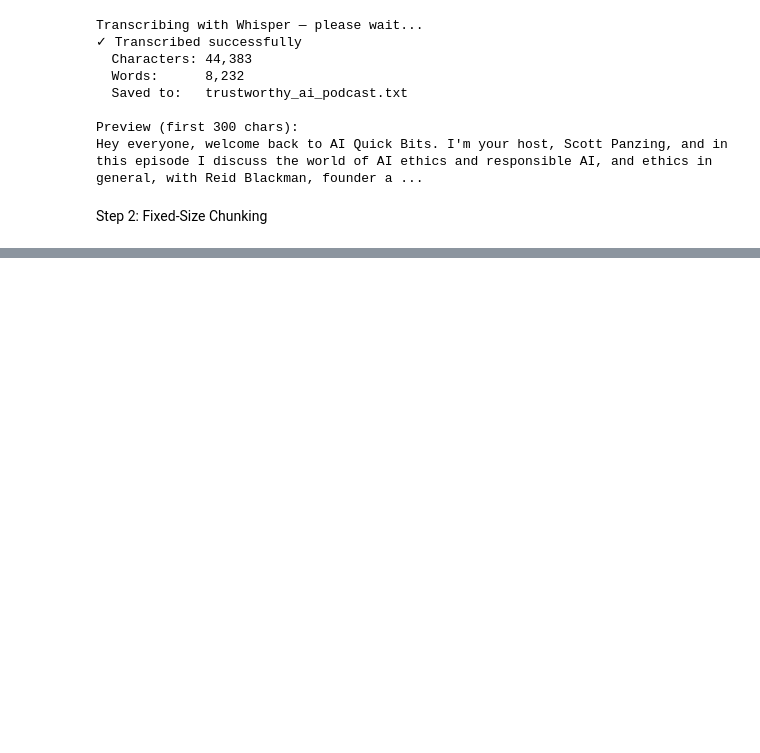
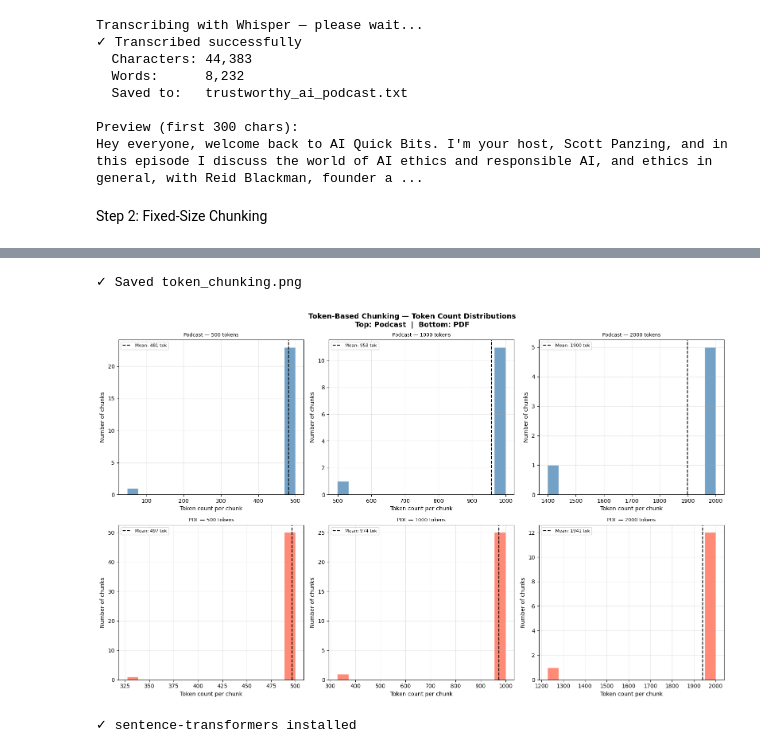
Before and after one commit to dbystrova26/Ironhack_Day10, a Jupyter notebook: chunking_strategies.ipynb, the cells around one changed output, grey strips where cells are left out. Cells and saved outputs as stored; diff of their text form; code cells hidden in the pictures; blank space fills up the shorter version.

```diff
--- a/chunking_strategies.ipynb
+++ b/chunking_strategies.ipynb
@@ -196,0 +1124,13 @@ Step 2: Implement Fixed-Size Chunking
+# %%
+# ── Experiment 3 — 2000 tokens, overlap=200 ──────────────────────
+print("\n" + "=" * 55)
+print("EXPERIMENT 3 — max_tokens=2000, overlap=200")
+print("=" * 55)
+
+podcast_tok_2000 = token_chunk(podcast_text, 2000, 200)
+pdf_tok_2000     = token_chunk(pdf_text,     2000, 200)
+
+csizes_pod_2000, tsizes_pod_2000 = analyse_token_chunks(
+    podcast_tok_2000, "PODCAST — 2000 tokens, overlap=200")
+csizes_pdf_2000, tsizes_pdf_2000 = analyse_token_chunks(
+    pdf_tok_2000,     "PDF     — 2000 tokens, overlap=200")
@@ -196,0 +1192,45 @@ Step 2: Implement Fixed-Size Chunking
+# %%
+# ── Visualization ─────────────────────────────────────────────────
+fig, axes = plt.subplots(2, 3, figsize=(16, 10))
+fig.suptitle('Token-Based Chunking — Token Count Distributions\n'
+             'Top: Podcast  |  Bottom: PDF',
+             fontsize=13, fontweight='bold')
+
+plot_configs = [
+    (0, 0, podcast_tok_500,  "Podcast — 500 tokens",  "steelblue"),
+    (0, 1, podcast_tok_1000, "Podcast — 1000 tokens", "steelblue"),
+    (0, 2, podcast_tok_2000, "Podcast — 2000 tokens", "steelblue"),
+    (1, 0, pdf_tok_500,      "PDF — 500 tokens",      "tomato"),
+    (1, 1, pdf_tok_1000,     "PDF — 1000 tokens",     "tomato"),
+    (1, 2, pdf_tok_2000,     "PDF — 2000 tokens",     "tomato"),
+]
+
+for row, col, chunks, title, color in plot_configs:
+    token_sizes = [count_tokens(c) for c in chunks]
+    axes[row, col].hist(token_sizes, bins=15, color=color,
+                        alpha=0.75, edgecolor='white')
+    axes[row, col].axvline(np.mean(token_sizes), color='black',
+                           linestyle='--', linewidth=1.5,
+                           label=f'Mean: {np.mean(token_sizes):.0f} tok')
+    axes[row, col].set_title(title, fontsize=9)
+    axes[row, col].set_xlabel('Token count per chunk')
+    axes[row, col].set_ylabel('Number of chunks')
+    axes[row, col].legend(fontsize=8)
+    axes[row, col].grid(True, alpha=0.3)
+
+plt.tight_layout()
+plt.savefig('token_chunking.png', dpi=150, bbox_inches='tight')
+print("✓ Saved token_chunking.png")
+plt.show()
+# %% [output]
+✓ Saved token_chunking.png
+[figure, added]
+# %%
+# ============================================================
+# STEP 5: SEMANTIC CHUNKING
+# ============================================================
+
+!{sys.executable} -m pip install sentence-transformers -q
+print("✓ sentence-transformers installed")
+# %% [output]
+✓ sentence-transformers installed
```
Also changed, not shown: parts of 27 cells of this notebook, 3 other files.
